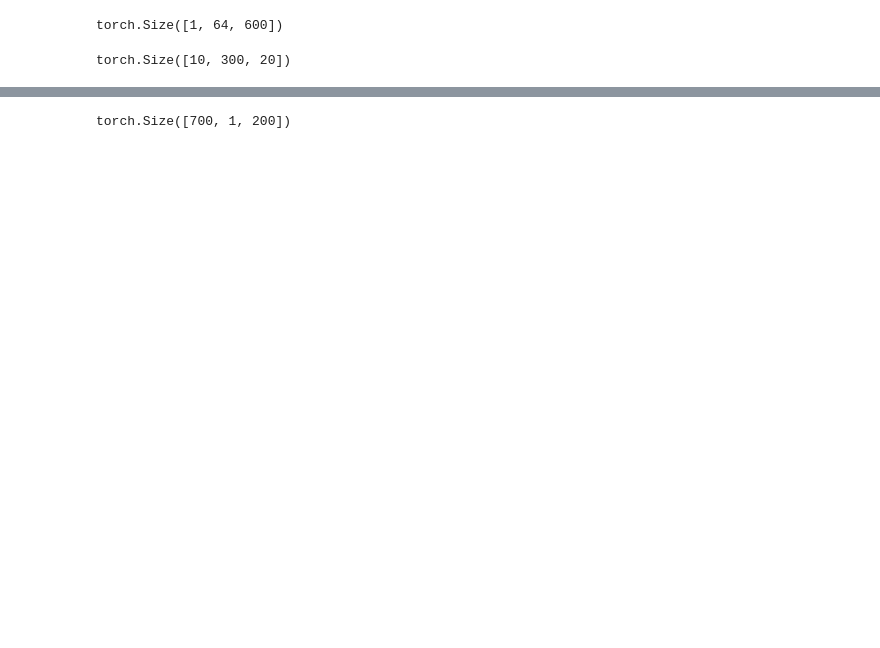
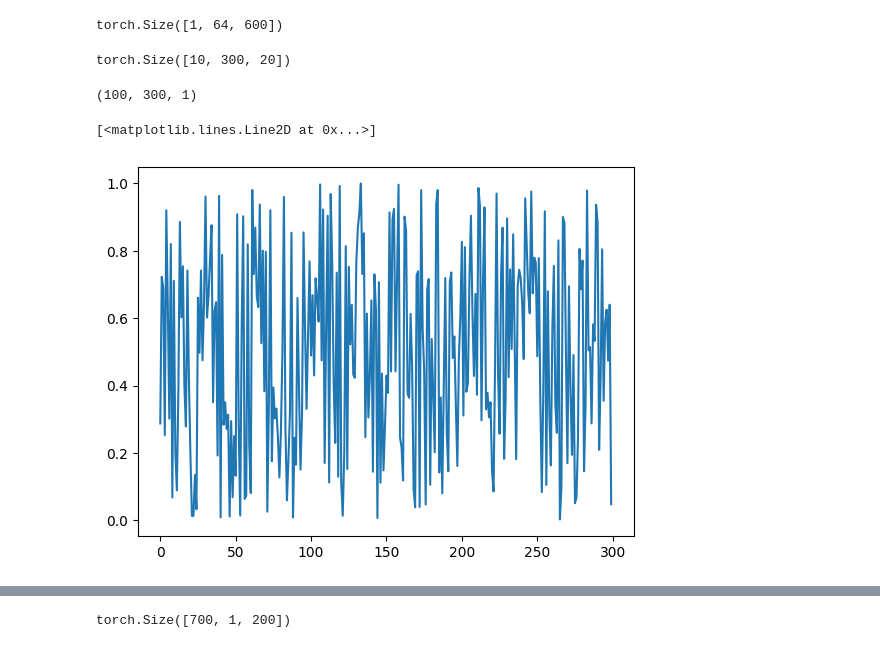
Before and after one commit to 1101AlexZab1011/deepmeg, a Jupyter notebook: dev/recover_tc.ipynb, the cells around one changed output, grey strips where cells are left out. Saved outputs shown, nothing was run; the diff lists cells and outputs as text; code cells hidden in the pictures; blank space fills up the shorter version.

```diff
--- a/dev/recover_tc.ipynb
+++ b/dev/recover_tc.ipynb
@@ -670,6 +682,7 @@ class AttnDecoderRNN(nn.Module):
         self.attn_softmax = nn.Softmax(dim=1)
         self.dropout = nn.Dropout(dropout) if dropout else None
         self.gru = nn.GRUCell(self.n_channels, self.dec_hidden_size)
+        self.fc = nn.Linear(self.dec_hidden_size, self.n_channels)
 
     def forward(self, input_, encoder_outputs, hidden=None):
         if hidden is None:
@@ -687,6 +700,8 @@ class AttnDecoderRNN(nn.Module):
             hiddens.append(hidden)
 
         return torch.stack(hiddens, 1)
+        # out = torch.stack(hiddens, 1) # ~ n_batches x n_times x dec_hidden_size
+        # return self.fc(out)
 
     def initHidden(self, input_):
         return torch.zeros(input_.shape[0], self.dec_hidden_size)
@@ -697,10 +712,11 @@ class AttnDecoderRNN(nn.Module):
         # s_prev = torch.permute(s_prev, (1, 0, -1)) ~ n_batches x n_times x n_hidden_dec
         # [s_prev, a] ~ n_batches x n_times x n_hidden_dec + n_hidden_enc
         # intermediate_energies ~ n_batches x n_times x n_hidden_attn
-        # energies, alphas ~ n_batches x n_times x 1
+        # energies, alphas ~ n_batches x n_times x n_channels
         # context ~ n_batches x n_channels
-        intermediate_energies = self.attn(torch.concat([a, torch.permute(s_prev.repeat(a.shape[1], 1, 1), (1, 0, -1))], -1))
-        energies = self.attn_activation(self.attn_combine(intermediate_energies))
+        # intermediate_energies = self.attn(torch.concat([a, torch.permute(s_prev.repeat(a.shape[1], 1, 1), (1, 0, -1))], -1))
+        intermediate_energies = self.attn_activation(self.attn(torch.concat([a, torch.permute(s_prev.repeat(a.shape[1], 1, 1), (1, 0, -1))], -1)))
+        energies = self.attn_combine(intermediate_energies)
         alphas = self.attn_softmax(energies)
         context = torch.permute(torch.permute(a, (0, 2, 1))@alphas, (-1, 0, 1))
         # print('intermediate_energies=', intermediate_energies.shape)
@@ -712,15 +728,24 @@ class AttnDecoderRNN(nn.Module):
         return context.sum(-1).T
 
 
-X = torch.rand(100, 2, 300)
-enc_out = EncoderRNN(
-    n_channels=2,
-    hidden_size=20
-)(X)
-dec_out = AttnDecoderRNN(
-    n_times=300,
-    n_channels=2,
-    dec_hidden_size=20,
-    enc_hidden_size=20,
-    attn_hidden_size=10
-)(X, enc_out)
+# X = torch.rand(100, 1, 300)
+# enc_out = EncoderRNN(
+#     n_channels=1,
+#     hidden_size=20
+# )(X)
+# dec_out = AttnDecoderRNN(
+#     n_times=300,
+#     n_channels=1,
+#     dec_hidden_size=1,
+#     enc_hidden_size=20,
+#     attn_hidden_size=10
+# )(X, enc_out)
+# %%
+dec_out.shape
+# %% [output]
+(100, 300, 1)
+# %%
+plt.plot(X[0, 0])
+# %% [output]
+[<matplotlib.lines.Line2D at 0x...>]
+[figure, added]
```
Also changed, not shown: parts of 25 cells of this notebook, 5 other files.
